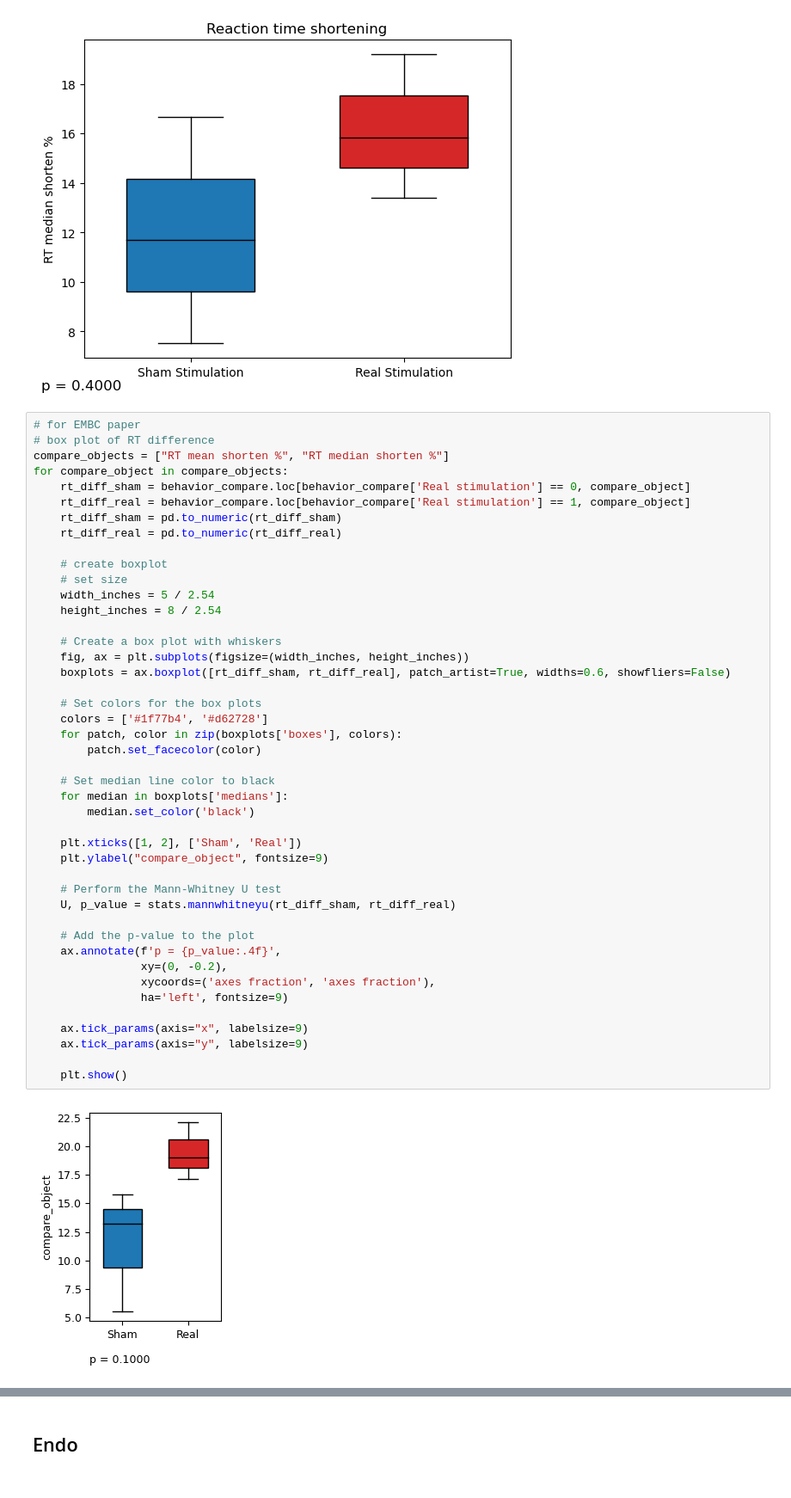
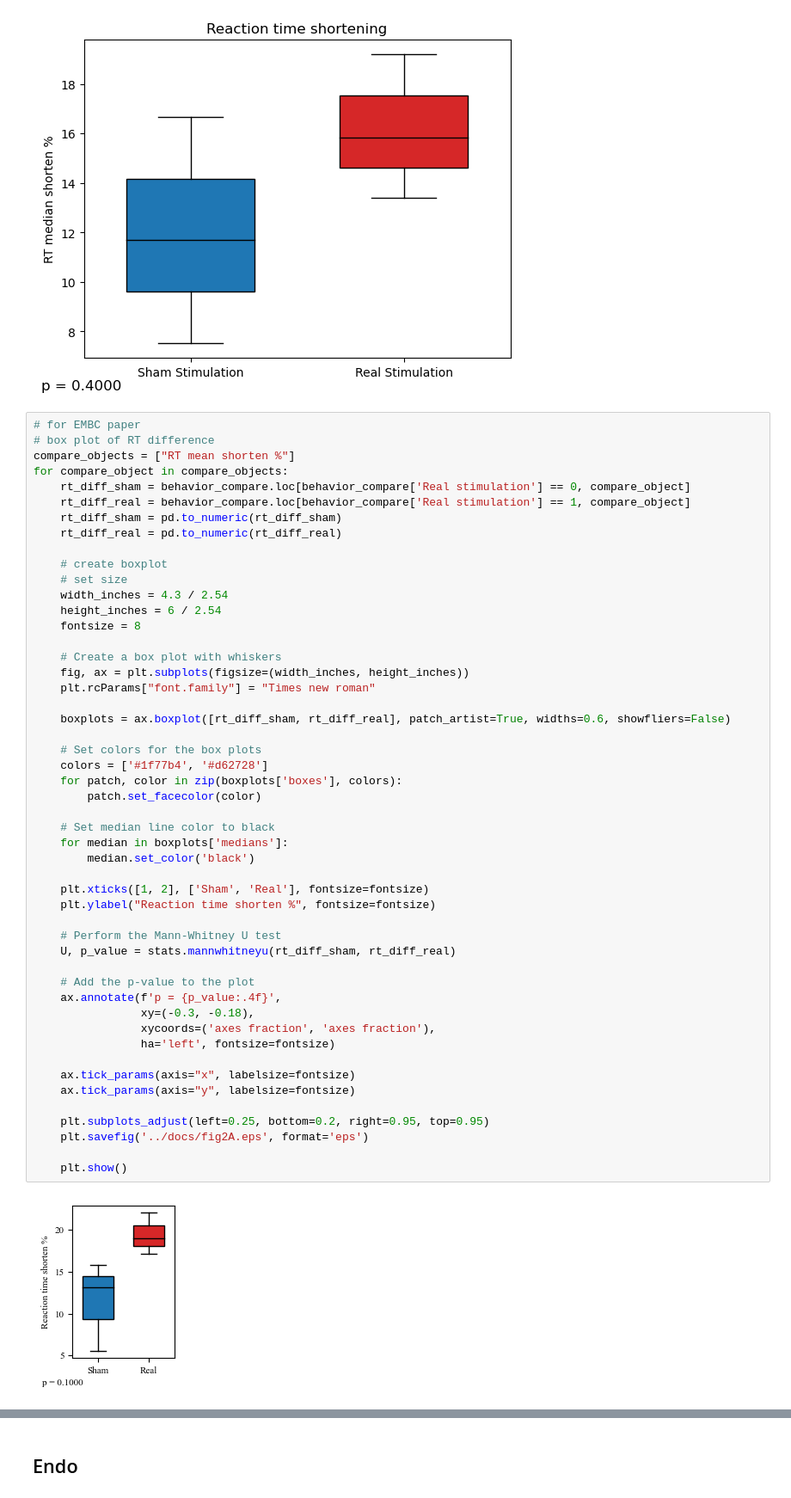
Before and after one commit to Shawnzty/tACS-Attention, a Jupyter notebook: processing/behavior.ipynb, the cells around one changed output, grey strips where cells are left out. Shown at 86% size. Drawn from its saved outputs; the diff is of its cells as text.

```diff
--- a/processing/behavior.ipynb
+++ b/processing/behavior.ipynb
@@ -147,46 +147,52 @@ for compare_object in compare_objects:
 # %%
 # for EMBC paper
 # box plot of RT difference
-compare_objects = ["RT mean shorten %", "RT median shorten %"]
+compare_objects = ["RT mean shorten %"]
 for compare_object in compare_objects:
     rt_diff_sham = behavior_compare.loc[behavior_compare['Real stimulation'] == 0, compare_object]
     rt_diff_real = behavior_compare.loc[behavior_compare['Real stimulation'] == 1, compare_object]
     rt_diff_sham = pd.to_numeric(rt_diff_sham)
     rt_diff_real = pd.to_numeric(rt_diff_real)
 
     # create boxplot
     # set size
-    width_inches = 5 / 2.54
-    height_inches = 8 / 2.54
+    width_inches = 4.3 / 2.54
+    height_inches = 6 / 2.54
+    fontsize = 8
 
     # Create a box plot with whiskers
     fig, ax = plt.subplots(figsize=(width_inches, height_inches))
+    plt.rcParams["font.family"] = "Times new roman"
+
     boxplots = ax.boxplot([rt_diff_sham, rt_diff_real], patch_artist=True, widths=0.6, showfliers=False)
 
     # Set colors for the box plots
     colors = ['#1f77b4', '#d62728']
     for patch, color in zip(boxplots['boxes'], colors):
         patch.set_facecolor(color)
 
     # Set median line color to black
     for median in boxplots['medians']:
         median.set_color('black')
 
-    plt.xticks([1, 2], ['Sham', 'Real'])
-    plt.ylabel("compare_object", fontsize=9)
+    plt.xticks([1, 2], ['Sham', 'Real'], fontsize=fontsize)
+    plt.ylabel("Reaction time shorten %", fontsize=fontsize)
 
     # Perform the Mann-Whitney U test
     U, p_value = stats.mannwhitneyu(rt_diff_sham, rt_diff_real)
 
     # Add the p-value to the plot
     ax.annotate(f'p = {p_value:.4f}',
-                xy=(0, -0.2),
+                xy=(-0.3, -0.18),
                 xycoords=('axes fraction', 'axes fraction'),
-                ha='left', fontsize=9)
+                ha='left', fontsize=fontsize)
 
-    ax.tick_params(axis="x", labelsize=9)
-    ax.tick_params(axis="y", labelsize=9)
+    ax.tick_params(axis="x", labelsize=fontsize)
+    ax.tick_params(axis="y", labelsize=fontsize)
+
+    plt.subplots_adjust(left=0.25, bottom=0.2, right=0.95, top=0.95)
+    plt.savefig('../docs/fig2A.eps', format='eps')
 
     plt.show()
 # %% [output]
-[figure, old version]
+[figure, new version]
```
Also changed, not shown: parts of 4 cells of this notebook, 13 other files.
